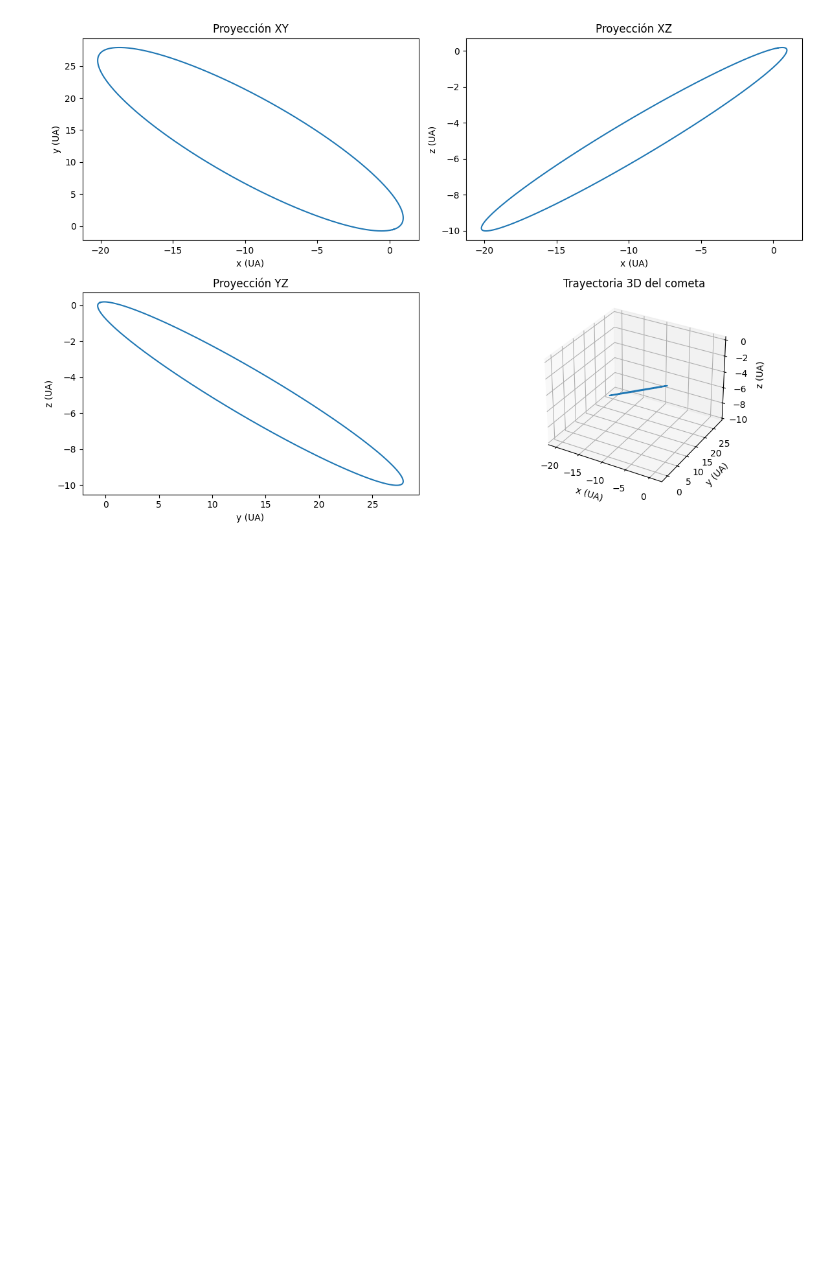
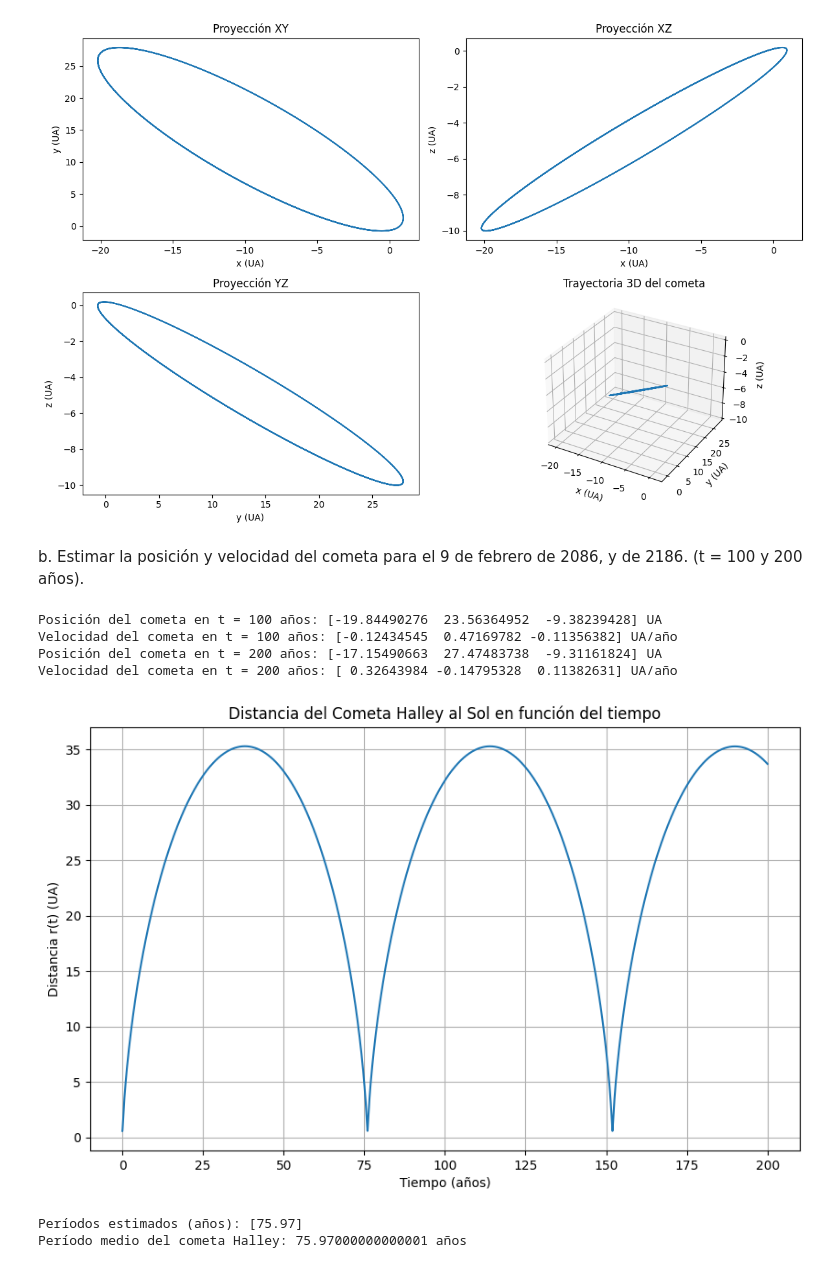
Before and after one commit to pabloozamora/UVG_Modsim_Lab_3, a Jupyter notebook: inciso_4.ipynb, the cells around one changed output. Cells and saved outputs as stored; diff of their text form; code cells hidden in the pictures; blank space fills up the shorter version.

```diff
--- a/inciso_4.ipynb
+++ b/inciso_4.ipynb
@@ -55,11 +55,11 @@ v0 = np.array([-9.096111, -6.916686, -1.305721])
 y0 = np.concatenate([p0, v0])
 
 t0 = 0  # Tiempo inicial
-tf = 76  # Tiempo final, porque el cometa Halley repite su ciclo cada 76 años.
+tf = 200  # Tiempo final, porque el cometa Halley repite su ciclo cada 76 años.
 h = 0.01  # Tamaño de paso
 
-_, sol = runge_kutta_4(halley, y0, t0, tf, h)
-x, y, z = sol[:, 0], sol[:, 1], sol[:, 2]
+t_sol, y_sol = runge_kutta_4(halley, y0, t0, tf, h)
+x, y, z = y_sol[:, 0], y_sol[:, 1], y_sol[:, 2]
 
 plt.figure(figsize=(12, 8))
 # xy
@@ -95,3 +95,58 @@ plt.tight_layout()
 plt.show()
 # %% [output]
 [figure]
+# %% [markdown]
+b. Estimar la posición y velocidad del cometa para el 9 de febrero de 2086, y de 2186.
+(t = 100 y 200 años).
+# %%
+index_100 = np.where(t_sol == 100)[0][0]
+index_200 = np.where(t_sol == 200)[0][0]
+
+pos_100 = y_sol[index_100, :3]  # Posición en t = 100
+vel_100 = y_sol[index_100, 3:]  # Velocidad en t = 100
+
+pos_200 = y_sol[index_200, :3]  # Posición en t = 200
+vel_200 = y_sol[index_200, 3:]  # Velocidad en t = 200
+
+print(f"Posición del cometa en t = 100 años: {pos_100} UA")
+print(f"Velocidad del cometa en t = 100 años: {vel_100} UA/año")
+
+print(f"Posición del cometa en t = 200 años: {pos_200} UA")
+print(f"Velocidad del cometa en t = 200 años: {vel_200} UA/año")
+# %% [output]
+Posición del cometa en t = 100 años: [-19.84490276  23.56364952  -9.38239428] UA
+Velocidad del cometa en t = 100 años: [-0.12434545  0.47169782 -0.11356382] UA/año
+Posición del cometa en t = 200 años: [-17.15490663  27.47483738  -9.31161824] UA
+Velocidad del cometa en t = 200 años: [ 0.32643984 -0.14795328  0.11382631] UA/año
+# %%
+# Calcular r(t)
+r_t = np.sqrt(y_sol[:, 0]**2 + y_sol[:, 1]**2 + y_sol[:, 2]**2)
+
+# Graficar t contra r(t)
+plt.figure(figsize=(10, 6))
+plt.plot(t_sol, r_t)
+plt.xlabel('Tiempo (años)')
+plt.ylabel('Distancia r(t) (UA)')
+plt.title('Distancia del Cometa Halley al Sol en función del tiempo')
+plt.grid(True)
+plt.show()
+
+# Estimar el período de repetición del cometa
+# Encontrar picos (mínimos de r(t))
+from scipy.signal import find_peaks
+
+peaks, _ = find_peaks(-r_t)  # Usar -r_t para encontrar mínimos en lugar de máximos
+
+# Calcular tiempos en los que ocurren los picos
+peak_times = t_sol[peaks]
+
+# Calcular el periodo como la diferencia entre picos sucesivos
+periods = np.diff(peak_times)
+average_period = np.mean(periods)
+
+print(f"Períodos estimados (años): {periods}")
+print(f"Período medio del cometa Halley: {average_period} años")
+# %% [output]
+[figure, added]
+Períodos estimados (años): [75.97]
+Período medio del cometa Halley: 75.97000000000001 años
```
